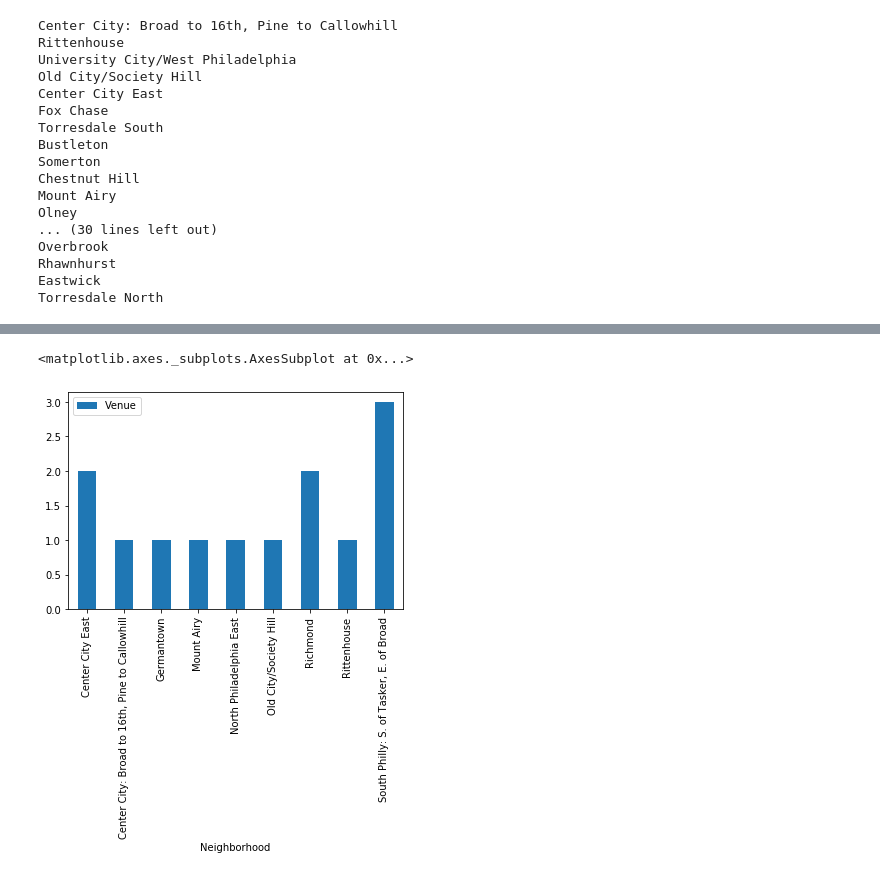
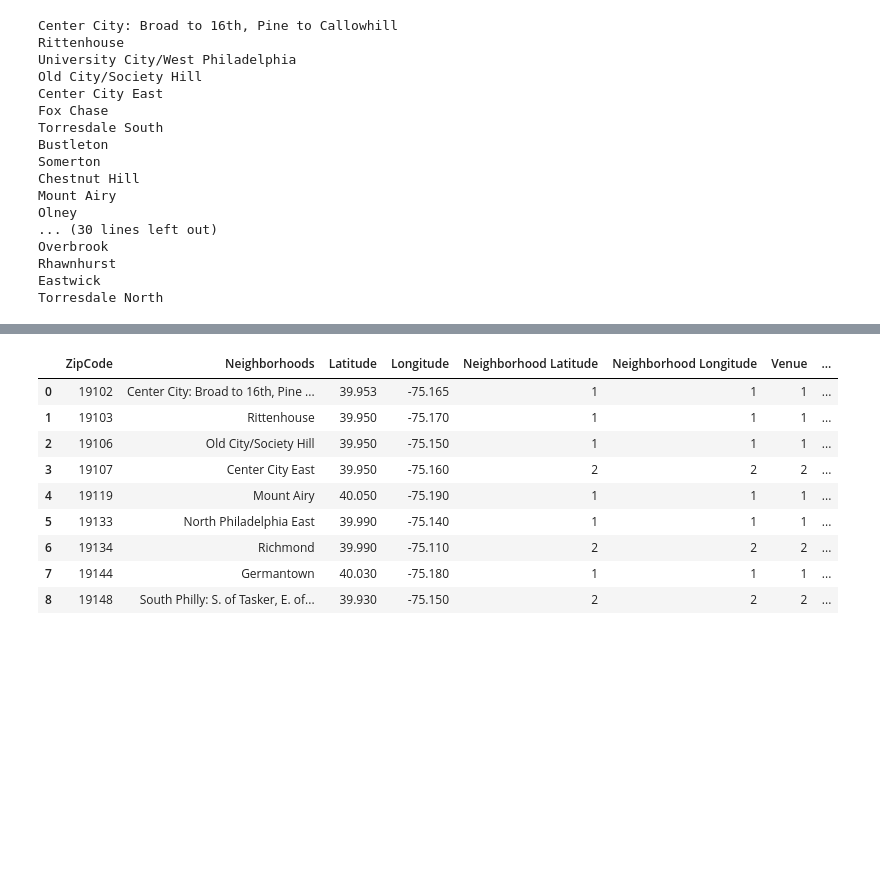
Before and after one commit to aberkowitz92/Coursera_Capstone, a Jupyter notebook: Capstone Notebook.ipynb, the cells around one changed output, grey strips where cells are left out. Drawn from its saved outputs; the diff is of its cells as text; code cells hidden in the pictures; blank space fills up the shorter version.

```diff
--- a/Capstone Notebook.ipynb
+++ b/Capstone Notebook.ipynb
@@ -473,9 +472,17 @@ phila_venues_grouped
-# %%
-import matplotlib.pyplot as plt
-
-phila_venues_plt = phila_venues_grouped[['Neighborhood', 'Venue']]
-phila_venues_plt = phila_venues_plt.set_index('Neighborhood')
-phila_venues_plt.plot(kind="bar")
-# %% [output]
-<matplotlib.axes._subplots.AxesSubplot at 0x...>
-[figure, removed]
+# %%
+# add zip codes to neighborhoods
+phila_venues_grouped.rename(columns={'Neighborhood': 'Neighborhoods'}, inplace=True)
+
+philadelphia = pd.merge(phila, phila_venues_grouped, on="Neighborhoods")
+philadelphia
+# %% [output]
+|  | ZipCode | Neighborhoods | Latitude | Longitude | Neighborhood Latitude | Neighborhood Longitude | Venue | ... |
+| 0 | 19102 | Center City: Broad to 16th, Pine ... | 39.953 | -75.165 | 1 | 1 | 1 | ... |
+| 1 | 19103 | Rittenhouse | 39.950 | -75.170 | 1 | 1 | 1 | ... |
+| 2 | 19106 | Old City/Society Hill | 39.950 | -75.150 | 1 | 1 | 1 | ... |
+| 3 | 19107 | Center City East | 39.950 | -75.160 | 2 | 2 | 2 | ... |
+| 4 | 19119 | Mount Airy | 40.050 | -75.190 | 1 | 1 | 1 | ... |
+| 5 | 19133 | North Philadelphia East | 39.990 | -75.140 | 1 | 1 | 1 | ... |
+| 6 | 19134 | Richmond | 39.990 | -75.110 | 2 | 2 | 2 | ... |
+| 7 | 19144 | Germantown | 40.030 | -75.180 | 1 | 1 | 1 | ... |
+| 8 | 19148 | South Philly: S. of Tasker, E. of... | 39.930 | -75.150 | 2 | 2 | 2 | ... |
```
Also changed, not shown: parts of 5 cells of this notebook.
